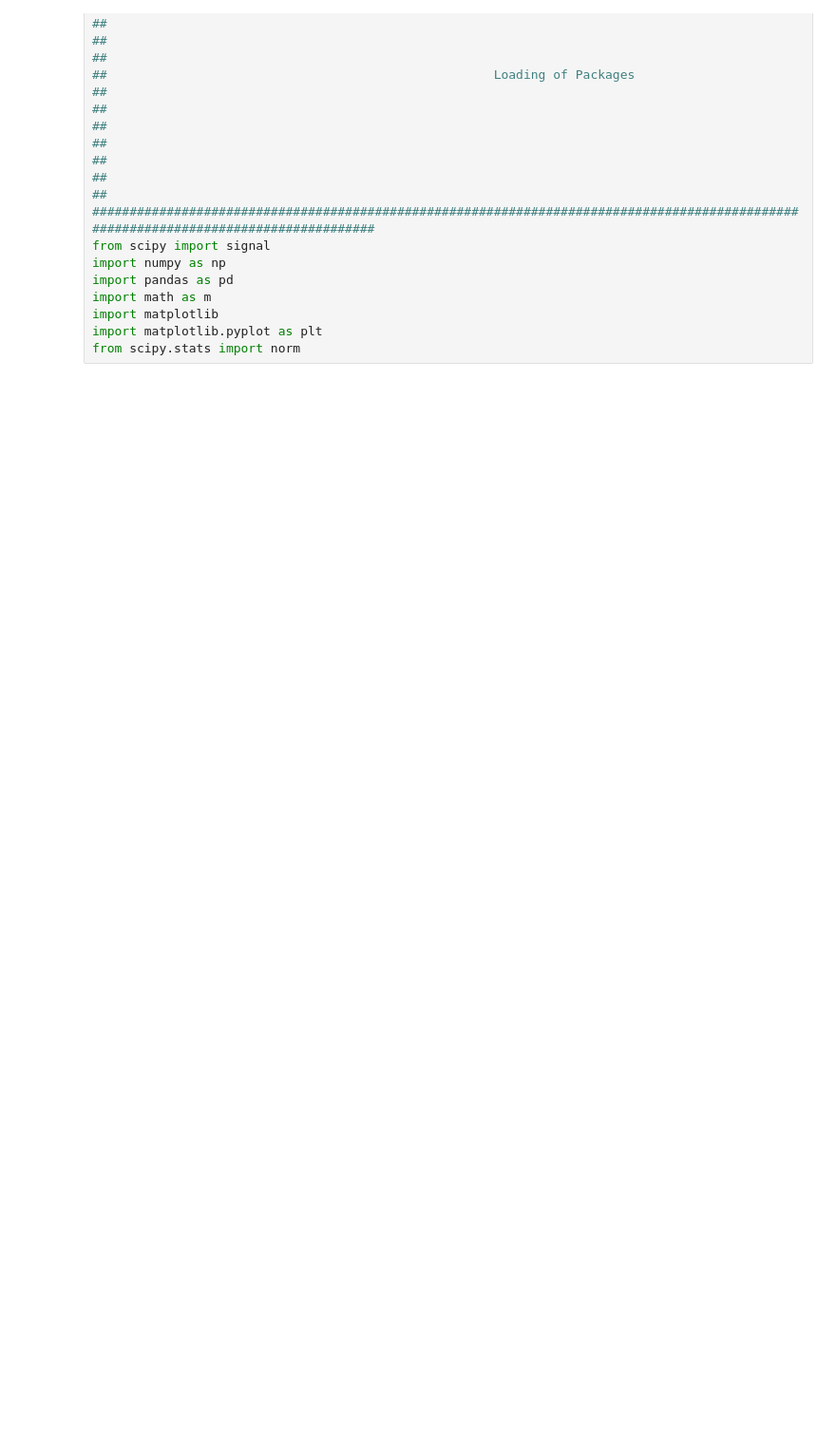
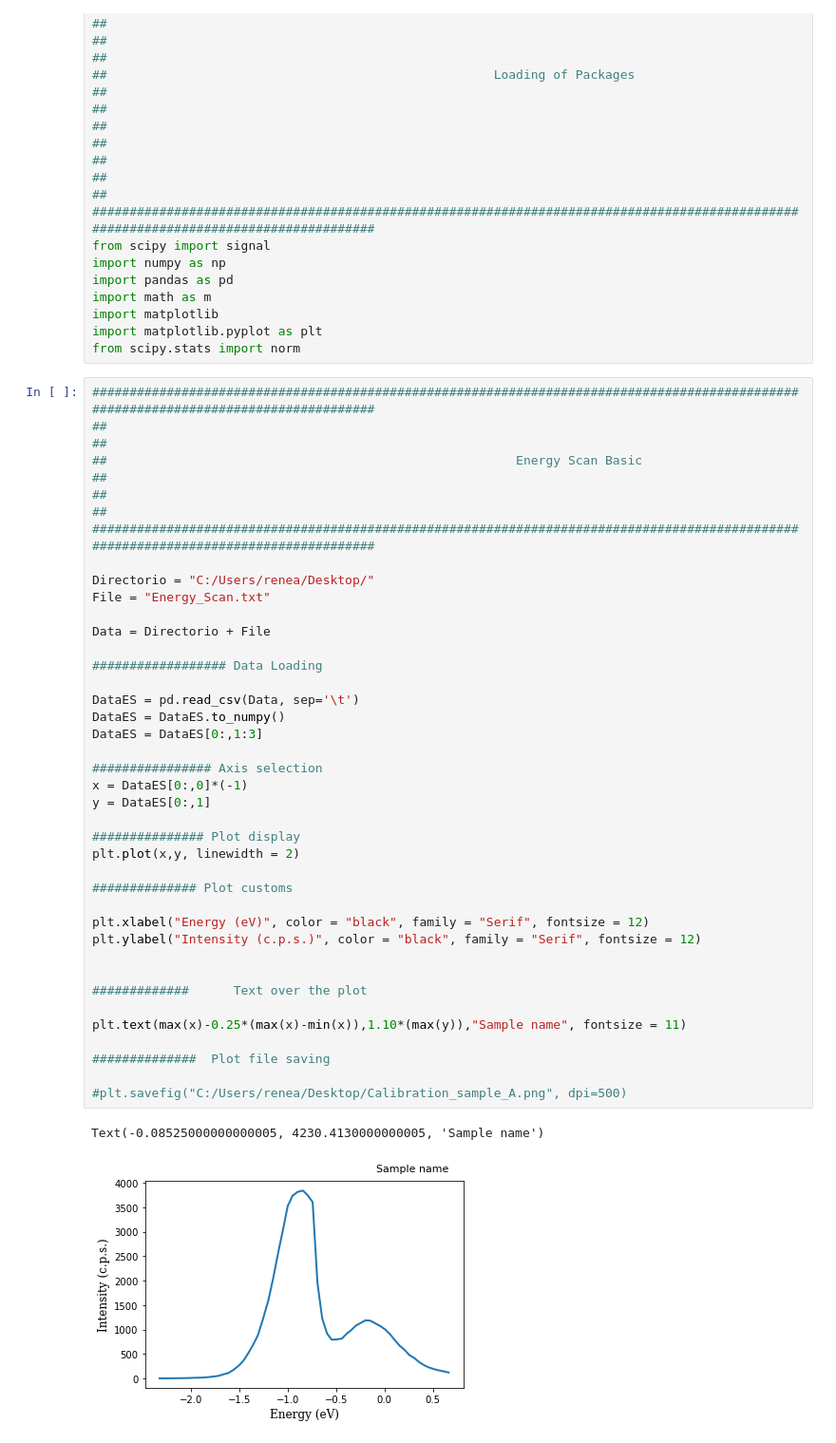
Before and after one commit to renecartaya/Quadrupole-Mass-Spectrometry, a Jupyter notebook: Quadrupole_Mass_Spectrometry_Sample.ipynb, the cells around one changed output. Shown at 95% size. Saved outputs shown, nothing was run; the diff lists cells and outputs as text; blank space fills up the shorter version.

```diff
--- a/Quadrupole_Mass_Spectrometry_Sample.ipynb
+++ b/Quadrupole_Mass_Spectrometry_Sample.ipynb
@@ -14,6 +14,47 @@ import math as m
 import matplotlib
 import matplotlib.pyplot as plt
 from scipy.stats import norm
+# %%
+#####################################################################################################################################
+##                                                                                                                                 ##
+##                                                       Energy Scan Basic                                                         ##
+##                                                                                                                                 ##
+#####################################################################################################################################
+
+Directorio = "C:/Users/renea/Desktop/"
+File = "Energy_Scan.txt"
+
+Data = Directorio + File
+
+################## Data Loading
+
+DataES = pd.read_csv(Data, sep='\t')
+DataES = DataES.to_numpy()
+DataES = DataES[0:,1:3]
+
+################ Axis selection
+x = DataES[0:,0]*(-1)
+y = DataES[0:,1]
+
+############### Plot display
+plt.plot(x,y, linewidth = 2)
+
+############## Plot customs
+
+plt.xlabel("Energy (eV)", color = "black", family = "Serif", fontsize = 12)
+plt.ylabel("Intensity (c.p.s.)", color = "black", family = "Serif", fontsize = 12)
+
+
+#############      Text over the plot
+
+plt.text(max(x)-0.25*(max(x)-min(x)),1.10*(max(y)),"Sample name", fontsize = 11)
+
+##############  Plot file saving
+
+#plt.savefig("C:/Users/renea/Desktop/Calibration_sample_A.png", dpi=500)
+# %% [output]
+Text(-0.08525000000000005, 4230.4130000000005, 'Sample name')
+[figure, added]
 # %%
 #####################################################################################################################################
 ##                                                                                                                                 ##
```
Also changed, not shown: parts of 5 cells of this notebook.
